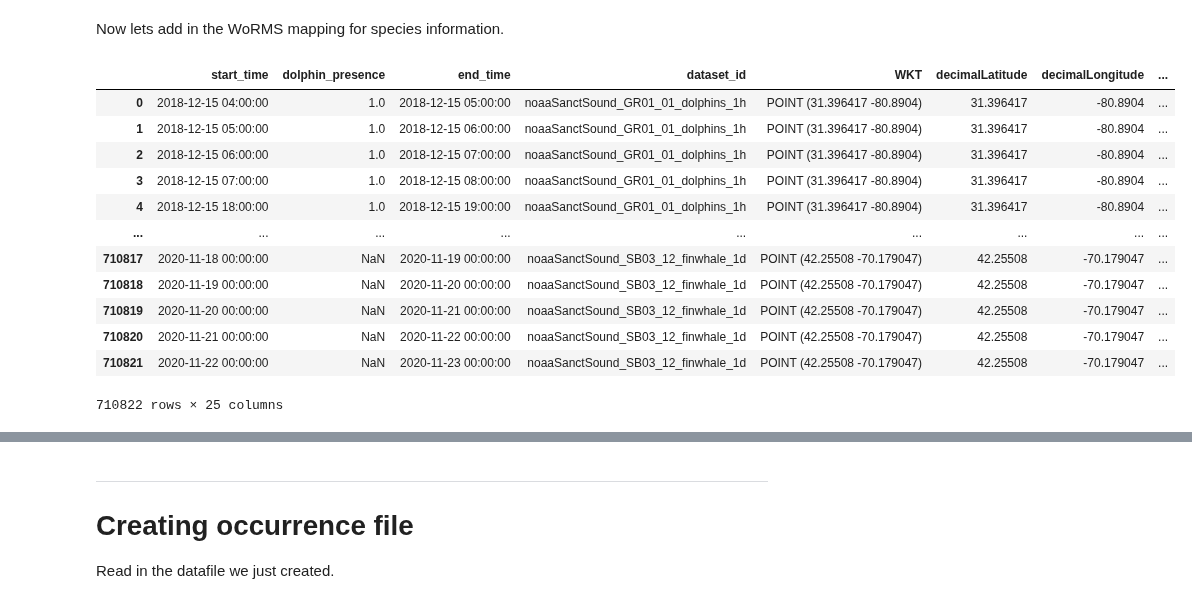
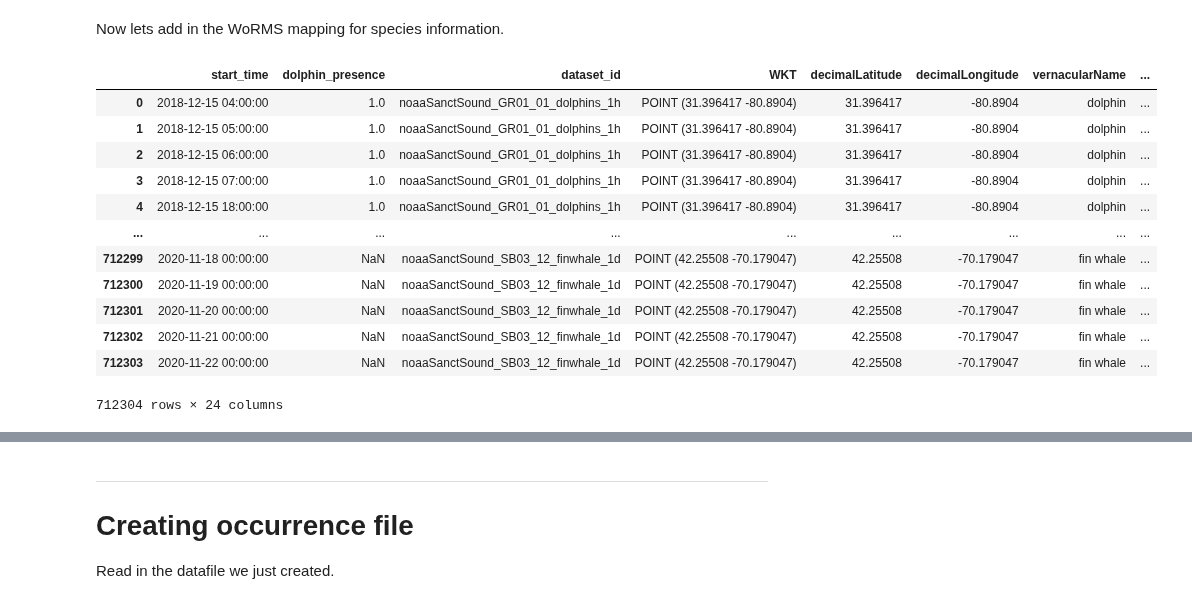
Before and after one commit to ioos/bio_data_guide, a Jupyter notebook: datasets/SanctSound/SanctSound_processing.ipynb, the cells around one changed output, grey strips where cells are left out. Cells and saved outputs as stored; diff of their text form; code cells hidden in the pictures.

```diff
--- a/datasets/SanctSound/SanctSound_processing.ipynb
+++ b/datasets/SanctSound/SanctSound_processing.ipynb
@@ -114,6 +115,0 @@ First let's do it for one dataset
-# %%
-e.dataset_id = datasets['Dataset ID'][0]
-
-ds = e.to_xarray()
-
-ds
@@ -147,11 +121,3 @@ Now lets find the `start_time` and `end_time` when dolphins were present in this
 To do this we look through the variables in the dataset to find the data variable which ends with the phrase `presence`. This will return the string of the variable name `dolphin_presence`. Then, we want to filter the dataset for when that variable has values equal to 1.0 (or present). Then, we drop any entrys not equal to 1.0.
 
 This returns a filtered xarray dataset of only presence values along with `start_time`, `end_time`, and all the associated metadata.
-# %%
-var = [var for var in ds.data_vars if var.endswith("presence")][0]
-
-time_var = list(ds.coords)[0]
-
-ds_subset = ds.where(ds[var] == 1.0).dropna(time_var, how="any")
-
-ds_subset
@@ -176,14 +124,2 @@ Attributes: (12/33)
 # %% [markdown]
 We can now start porting that information into the DarwinCore format as a Pandas DataFrame.
-# %%
-df = ds_subset.to_dataframe().reset_index()
-
-df['WKT'] = ds.geospatial_bounds
-
-df['decimalLatitude'] = ds.geospatial_bounds.split(" ")[1].replace("(","")
-
-df['deimalLongitude'] = ds.geospatial_bounds.split(" ")[2].replace(")","")
-
-df['vernacularName'] = ds.title.split(",")[1].replace(" Sound Production","").replace(" Sound Producion","").lower().lstrip()
-
-df.head()
@@ -423,26 +1209,26 @@ noaaSanctSound_SB03_11_finwhale_1d - url not functioning |
 Now lets add in the WoRMS mapping for species information.
 # %%
 # merge in the WoRMS species information
-df_occur = pd.merge(df_final, df_mapping, how='left', on='vernacularName')
+df_occur = df_final.merge(df_mapping, how='left', on='vernacularName')
 
 # overwrite to csv file
 df_occur.to_csv('data/sanctsound_presence.csv', index=False)
 
 df_occur
 # %% [output]
-|  | start_time | dolphin_presence | end_time | dataset_id | WKT | decimalLatitude | decimalLongitude | ... |
-| 0 | 2018-12-15 04:00:00 | 1.0 | 2018-12-15 05:00:00 | noaaSanctSound_GR01_01_dolphins_1h | POINT (31.396417 -80.8904) | 31.396417 | -80.8904 | ... |
-| 1 | 2018-12-15 05:00:00 | 1.0 | 2018-12-15 06:00:00 | noaaSanctSound_GR01_01_dolphins_1h | POINT (31.396417 -80.8904) | 31.396417 | -80.8904 | ... |
-| 2 | 2018-12-15 06:00:00 | 1.0 | 2018-12-15 07:00:00 | noaaSanctSound_GR01_01_dolphins_1h | POINT (31.396417 -80.8904) | 31.396417 | -80.8904 | ... |
-| 3 | 2018-12-15 07:00:00 | 1.0 | 2018-12-15 08:00:00 | noaaSanctSound_GR01_01_dolphins_1h | POINT (31.396417 -80.8904) | 31.396417 | -80.8904 | ... |
-| 4 | 2018-12-15 18:00:00 | 1.0 | 2018-12-15 19:00:00 | noaaSanctSound_GR01_01_dolphins_1h | POINT (31.396417 -80.8904) | 31.396417 | -80.8904 | ... |
+|  | start_time | dolphin_presence | dataset_id | WKT | decimalLatitude | decimalLongitude | vernacularName | ... |
+| 0 | 2018-12-15 04:00:00 | 1.0 | noaaSanctSound_GR01_01_dolphins_1h | POINT (31.396417 -80.8904) | 31.396417 | -80.8904 | dolphin | ... |
+| 1 | 2018-12-15 05:00:00 | 1.0 | noaaSanctSound_GR01_01_dolphins_1h | POINT (31.396417 -80.8904) | 31.396417 | -80.8904 | dolphin | ... |
+| 2 | 2018-12-15 06:00:00 | 1.0 | noaaSanctSound_GR01_01_dolphins_1h | POINT (31.396417 -80.8904) | 31.396417 | -80.8904 | dolphin | ... |
+| 3 | 2018-12-15 07:00:00 | 1.0 | noaaSanctSound_GR01_01_dolphins_1h | POINT (31.396417 -80.8904) | 31.396417 | -80.8904 | dolphin | ... |
+| 4 | 2018-12-15 18:00:00 | 1.0 | noaaSanctSound_GR01_01_dolphins_1h | POINT (31.396417 -80.8904) | 31.396417 | -80.8904 | dolphin | ... |
 | ... | ... | ... | ... | ... | ... | ... | ... | ... |
-| 710817 | 2020-11-18 00:00:00 | NaN | 2020-11-19 00:00:00 | noaaSanctSound_SB03_12_finwhale_1d | POINT (42.25508 -70.179047) | 42.25508 | -70.179047 | ... |
-| 710818 | 2020-11-19 00:00:00 | NaN | 2020-11-20 00:00:00 | noaaSanctSound_SB03_12_finwhale_1d | POINT (42.25508 -70.179047) | 42.25508 | -70.179047 | ... |
-| 710819 | 2020-11-20 00:00:00 | NaN | 2020-11-21 00:00:00 | noaaSanctSound_SB03_12_finwhale_1d | POINT (42.25508 -70.179047) | 42.25508 | -70.179047 | ... |
-| 710820 | 2020-11-21 00:00:00 | NaN | 2020-11-22 00:00:00 | noaaSanctSound_SB03_12_finwhale_1d | POINT (42.25508 -70.179047) | 42.25508 | -70.179047 | ... |
-| 710821 | 2020-11-22 00:00:00 | NaN | 2020-11-23 00:00:00 | noaaSanctSound_SB03_12_finwhale_1d | POINT (42.25508 -70.179047) | 42.25508 | -70.179047 | ... |
+| 712299 | 2020-11-18 00:00:00 | NaN | noaaSanctSound_SB03_12_finwhale_1d | POINT (42.25508 -70.179047) | 42.25508 | -70.179047 | fin whale | ... |
+| 712300 | 2020-11-19 00:00:00 | NaN | noaaSanctSound_SB03_12_finwhale_1d | POINT (42.25508 -70.179047) | 42.25508 | -70.179047 | fin whale | ... |
+| 712301 | 2020-11-20 00:00:00 | NaN | noaaSanctSound_SB03_12_finwhale_1d | POINT (42.25508 -70.179047) | 42.25508 | -70.179047 | fin whale | ... |
+| 712302 | 2020-11-21 00:00:00 | NaN | noaaSanctSound_SB03_12_finwhale_1d | POINT (42.25508 -70.179047) | 42.25508 | -70.179047 | fin whale | ... |
+| 712303 | 2020-11-22 00:00:00 | NaN | noaaSanctSound_SB03_12_finwhale_1d | POINT (42.25508 -70.179047) | 42.25508 | -70.179047 | fin whale | ... |
-710822 rows × 25 columns
+712304 rows × 24 columns
 # %%
 df_occur.dtypes.values
 # %% [output]
```
Also changed, not shown: parts of 31 cells of this notebook.
